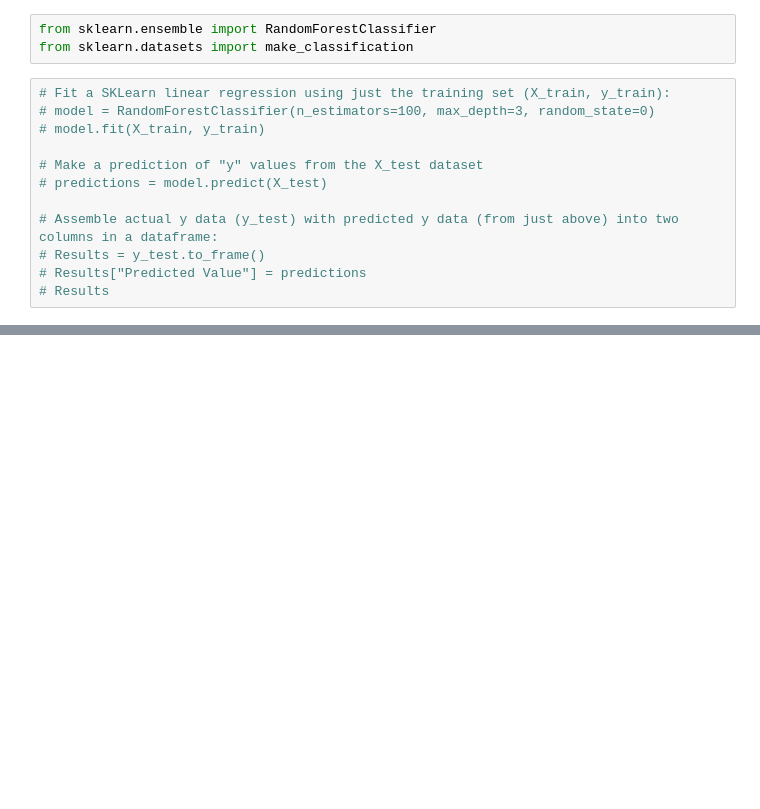
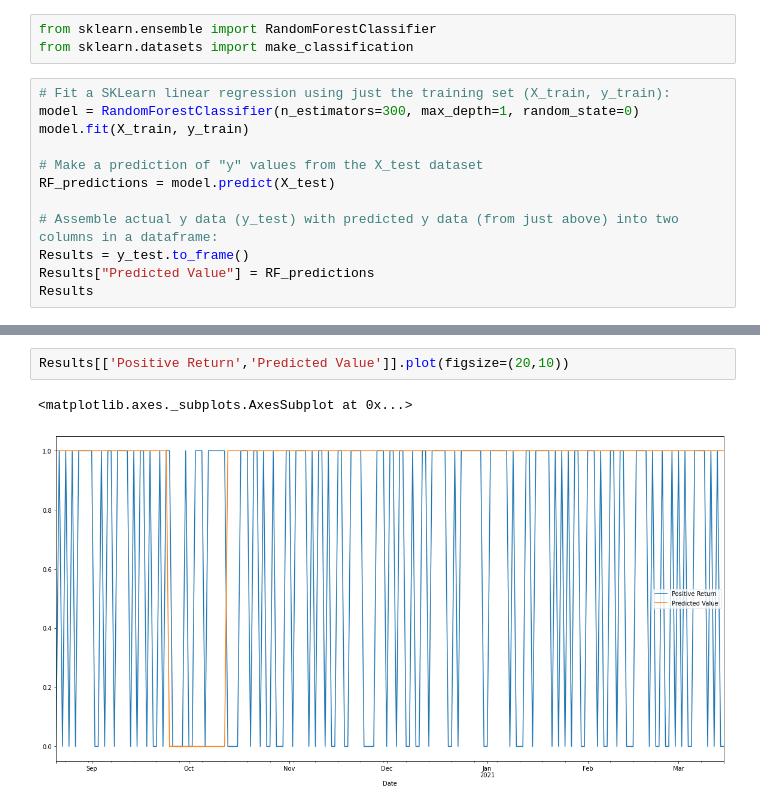
Before and after one commit to maxla777/Project-2, a Jupyter notebook: Monique/ML_models.ipynb, the cells around one changed output, grey strips where cells are left out. Saved outputs shown, nothing was run; the diff lists cells and outputs as text; blank space fills up the shorter version.

```diff
--- a/Monique/ML_models.ipynb
+++ b/Monique/ML_models.ipynb
@@ -180,13 +284,13 @@ from sklearn.ensemble import RandomForestClassifier
 from sklearn.datasets import make_classification
 # %%
 # Fit a SKLearn linear regression using just the training set (X_train, y_train):
-# model = RandomForestClassifier(n_estimators=100, max_depth=3, random_state=0)
-# model.fit(X_train, y_train)
+model = RandomForestClassifier(n_estimators=300, max_depth=1, random_state=0)
+model.fit(X_train, y_train)
 
 # Make a prediction of "y" values from the X_test dataset
-# predictions = model.predict(X_test)
+RF_predictions = model.predict(X_test)
 
 # Assemble actual y data (y_test) with predicted y data (from just above) into two columns in a dataframe:
-# Results = y_test.to_frame()
-# Results["Predicted Value"] = predictions
-# Results
+Results = y_test.to_frame()
+Results["Predicted Value"] = RF_predictions
+Results
@@ -192,0 +312,5 @@ from sklearn.datasets import make_classification
+# %%
+Results[['Positive Return','Predicted Value']].plot(figsize=(20,10))
+# %% [output]
+<matplotlib.axes._subplots.AxesSubplot at 0x...>
+[figure, added]
```
Also changed, not shown: parts of 13 cells of this notebook.
